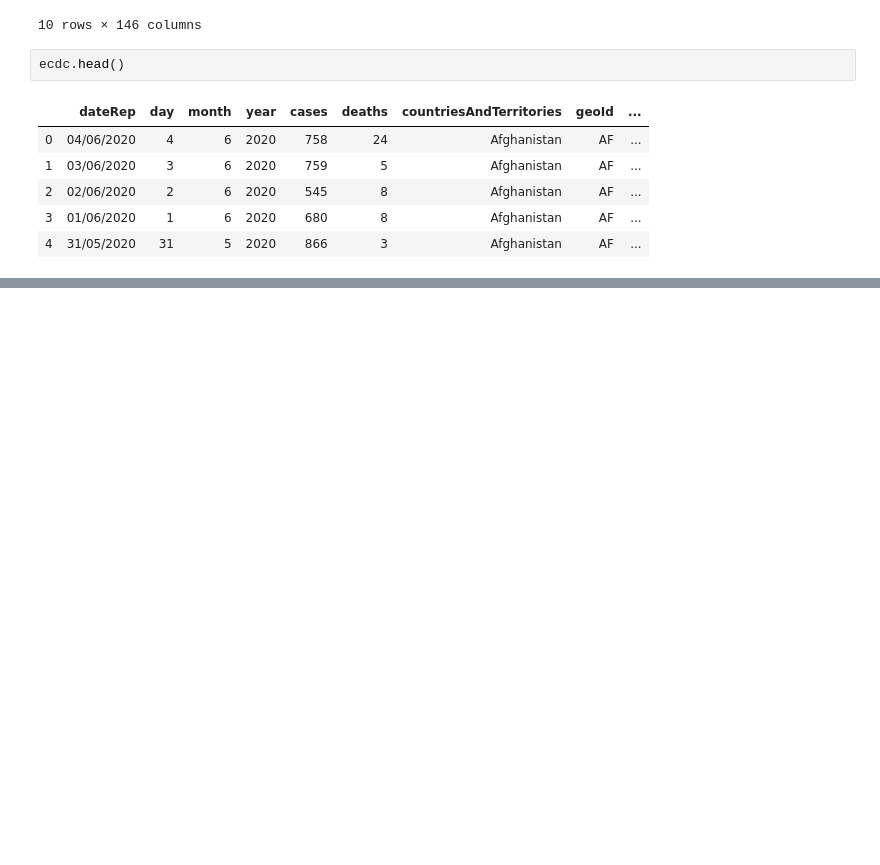
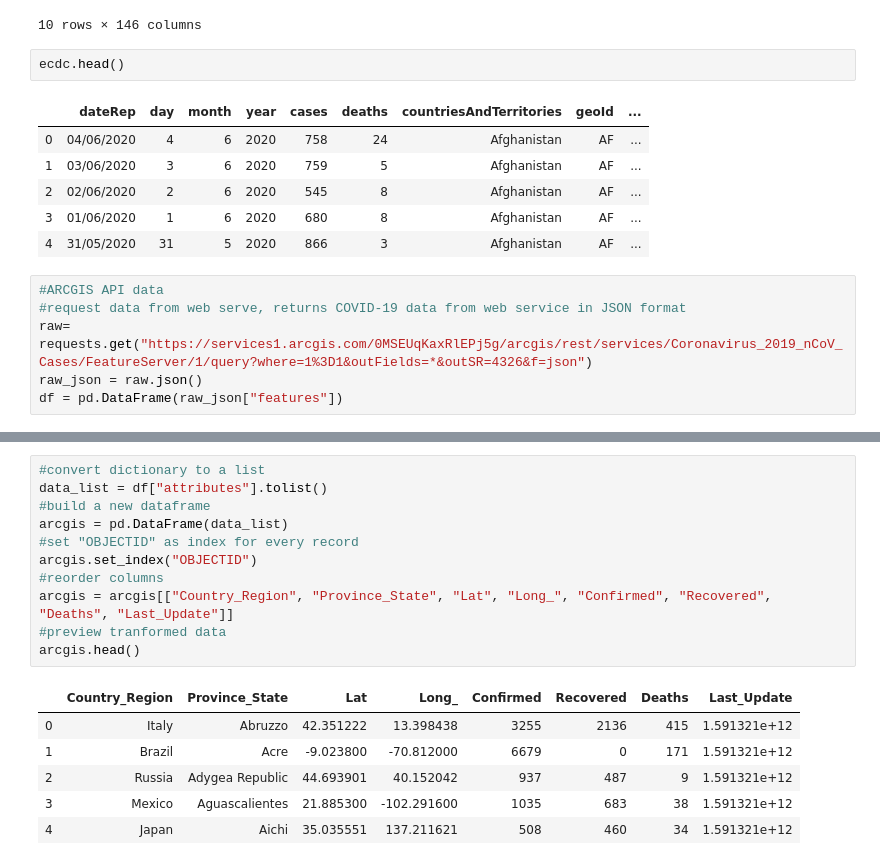
Before and after one commit to neilhsu70/DataAnalytics-Project-2, a Jupyter notebook: project2-covid19.ipynb, the cells around one changed output, grey strips where cells are left out. Drawn from its saved outputs; the diff is of its cells as text; blank space fills up the shorter version.

```diff
--- a/Untitled.ipynb
+++ b/project2-covid19.ipynb
@@ -48,3 +67,9 @@ ecdc.head()
 | 2 | 02/06/2020 | 2 | 6 | 2020 | 545 | 8 | Afghanistan | AF | ... |
 | 3 | 01/06/2020 | 1 | 6 | 2020 | 680 | 8 | Afghanistan | AF | ... |
 | 4 | 31/05/2020 | 31 | 5 | 2020 | 866 | 3 | Afghanistan | AF | ... |
+# %%
+#ARCGIS API data
+#request data from web serve, returns COVID-19 data from web service in JSON format
+raw= requests.get("https://services1.arcgis.com/0MSEUqKaxRlEPj5g/arcgis/rest/services/Coronavirus_2019_nCoV_Cases/FeatureServer/1/query?where=1%3D1&outFields=*&outSR=4326&f=json")
+raw_json = raw.json()
+df = pd.DataFrame(raw_json["features"])
@@ -50,0 +85,18 @@ ecdc.head()
+# %%
+#convert dictionary to a list
+data_list = df["attributes"].tolist()
+#build a new dataframe
+arcgis = pd.DataFrame(data_list)
+#set "OBJECTID" as index for every record
+arcgis.set_index("OBJECTID")
+#reorder columns
+arcgis = arcgis[["Country_Region", "Province_State", "Lat", "Long_", "Confirmed", "Recovered", "Deaths", "Last_Update"]]
+#preview tranformed data
+arcgis.head()
+# %% [output]
+|  | Country_Region | Province_State | Lat | Long_ | Confirmed | Recovered | Deaths | Last_Update |
+| 0 | Italy | Abruzzo | 42.351222 | 13.398438 | 3255 | 2136 | 415 | 1.591321e+12 |
+| 1 | Brazil | Acre | -9.023800 | -70.812000 | 6679 | 0 | 171 | 1.591321e+12 |
+| 2 | Russia | Adygea Republic | 44.693901 | 40.152042 | 937 | 487 | 9 | 1.591321e+12 |
+| 3 | Mexico | Aguascalientes | 21.885300 | -102.291600 | 1035 | 683 | 38 | 1.591321e+12 |
+| 4 | Japan | Aichi | 35.035551 | 137.211621 | 508 | 460 | 34 | 1.591321e+12 |
```
Also changed, not shown: parts of 12 cells of this notebook, 2 other files.
